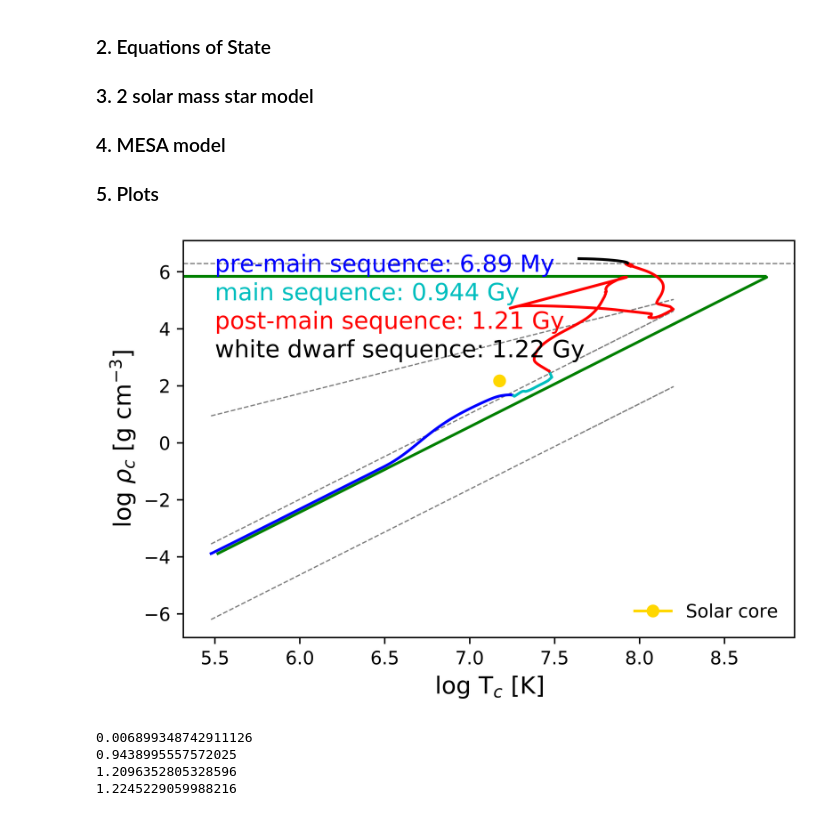
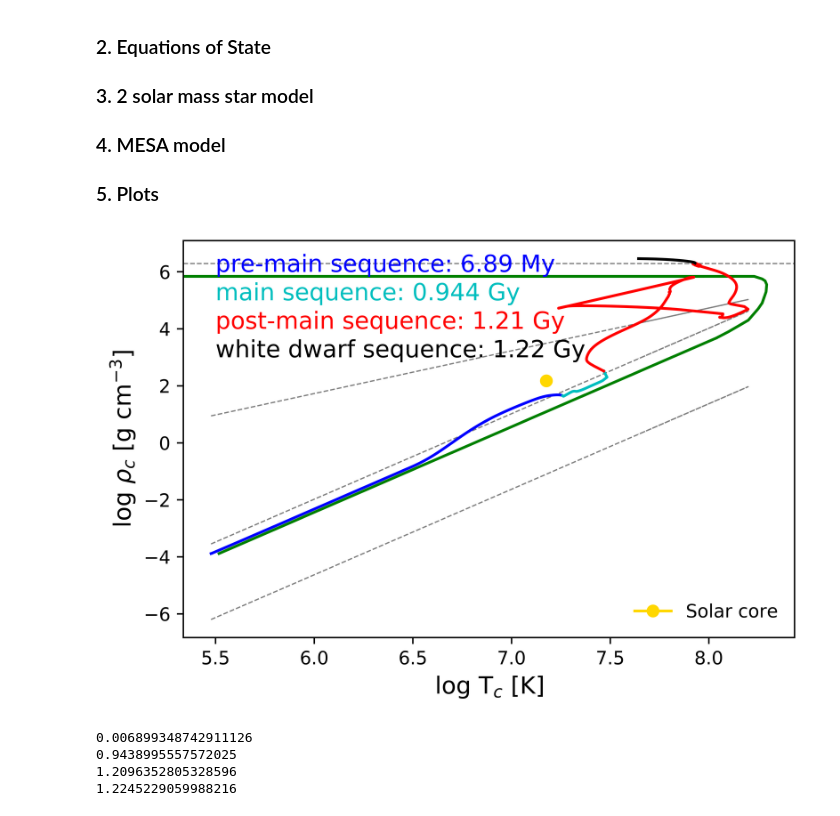
Before and after one commit to astroseay/astronomy_projects, a Jupyter notebook: sse.ipynb, the cells around one changed output. Drawn from its saved outputs; the diff is of its cells as text; code cells hidden in the pictures.

Commit message:
Add curve

```diff
--- a/sse.ipynb
+++ b/sse.ipynb
@@ -63,37 +64,40 @@ plt.plot(h.log_center_T,pgas_per,ls='--',lw=0.7,c='gray')
 #plt.plot(logT_agb, h.log_center_Rho[5800:], c='g')
 K_nr = 1.0036e13 # [cgs] eq 3.35 in notes
 rho_nr = np.log10(((C*G/K_nr)**3)*mu_e*M**2)
 logT_pre = np.log10((C*G/R*mu*M**(2/3))*(10**h.log_center_Rho[:249])**(1/3))
 logT_main = np.log10((C*G/R*mu*M**(2/3))*(10**h.log_center_Rho[248:301])**(1/3))
-logT_agb = np.log10((C*G/R*mu*M**(2/3))*(10**h.log_center_Rho[300:1200])**(1/3))
+logT_agb = np.log10((C*G/R*mu*M**(2/3))*(10**h.log_center_Rho[300:340])**(1/3))
 plt.plot(logT_pre, h.log_center_Rho[:249], c='g')
 plt.plot(logT_main, h.log_center_Rho[248:301], c='g')
-plt.plot(logT_agb, h.log_center_Rho[300:1200], c='g')
-plt.axhline(y=rho_nr,xmax=0.952,c='g')
+plt.plot(logT_agb, h.log_center_Rho[300:340], c='g')
+plt.axhline(y=rho_nr,xmax=0.85,c='g')
+x = [logT_agb[-1],8.1,8.2,8.25,8.27,8.28,8.285,8.29,8.293,8.285,8.27,8.23,7.0]
+y = [h.log_center_Rho[300:340][-1],3.9,4.3,4.7,4.9,5.1,5.2,5.3,5.55,5.68,5.75,rho_nr,rho_nr]
+plt.plot(x,y, c ='g')
 
 # mesa model
 plt.plot(h.log_center_T[:249], h.log_center_Rho[:249], c='b')
 plt.plot(h.log_center_T[248:301], h.log_center_Rho[248:301], c='c')
 plt.plot(h.log_center_T[300:5801], h.log_center_Rho[300:5801], c='r')
 plt.plot(h.log_center_T[5800:], h.log_center_Rho[5800:], c='k')
 plt.plot(temp_solar_core, rho_solar_core, marker='o', c='gold', label='Solar core')
 
 # annotations for age and sequences
 plt.annotate('pre-main sequence: 6.89 My',color='b',xy=(5.5,6),xytext=(5.5,6),fontsize=13)
 plt.annotate('main sequence: 0.944 Gy',color='c',xy=(5.5,5),xytext=(5.5,5),fontsize=13)
 plt.annotate('post-main sequence: 1.21 Gy',color='r',xy=(5.5,4),xytext=(5.5,4),fontsize=13)
 plt.annotate('white dwarf sequence: 1.22 Gy',color='k',xy=(5.5,3),xytext=(5.5,3),fontsize=13)
 
 # aesthetics
 #plt.xlim(np.min(h.log_center_T),np.max(h.log_center_T)+.015)
 plt.xlabel(r'log T$_c$ [K]', fontsize = 13)
 plt.ylabel(r'log $\rho_c$ [g cm$^{-3}$]', fontsize = 13)
 plt.legend(loc='lower right',frameon=False)
 
 # plt.savefig('Tc_rhoc.png')
 plt.show()
 # %% [output]
-[figure, old version]
+[figure, new version]
 # %%
 fig = plt.figure(dpi=1000)
 
```
Also changed, not shown: parts of 3 cells of this notebook.
